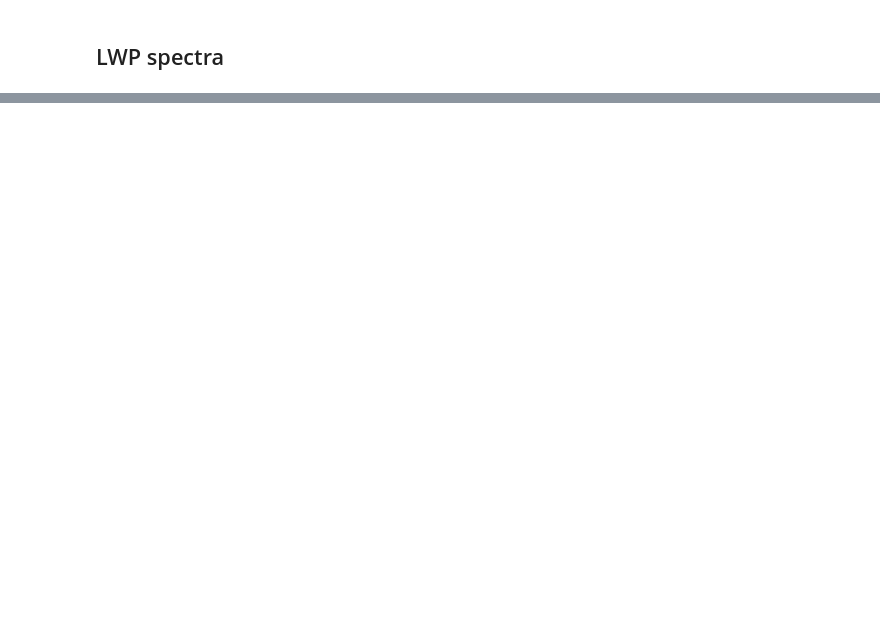
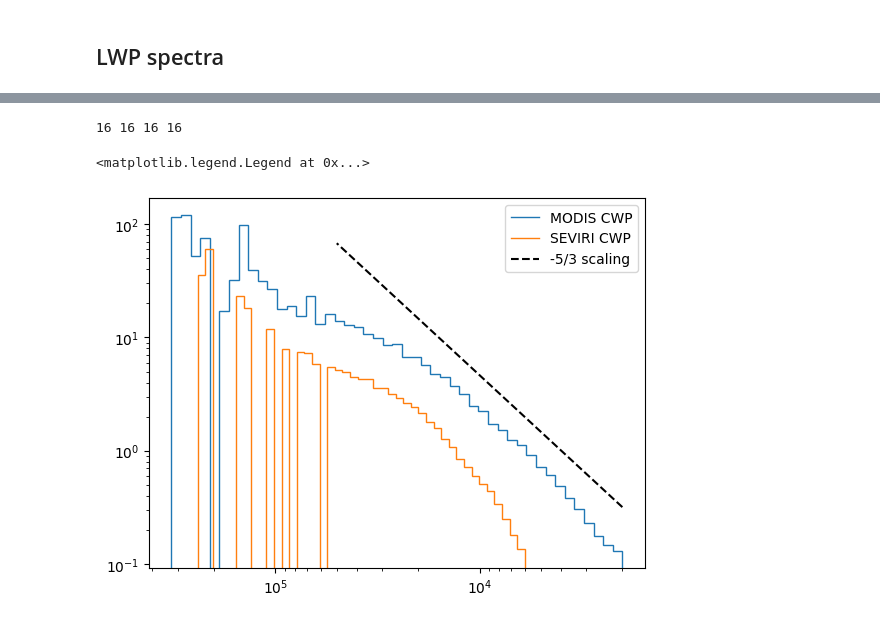
Before and after one commit to igfuw/xrUWLCM, a Jupyter notebook: examples/Sc_lowres_SGS.ipynb, the cells around one changed output, grey strips where cells are left out. Saved outputs shown, nothing was run; the diff lists cells and outputs as text; code cells hidden in the pictures; blank space fills up the shorter version.

```diff
--- a/examples/Sc_lowres_SGS.ipynb
+++ b/examples/Sc_lowres_SGS.ipynb
@@ -994,0 +1017,25 @@ AttributeError: 'DataArray' object has no attribute 'Histogram_Counts'
+# %%
+E_sum = np.zeros(len(bins_modis)-1)
+E_count = np.zeros(len(bins_modis)-1)
+
+# average over x and y and over time
+for _E_t, _lmbd_t in zip(Ex_lst + Ey_lst, lmbdx_lst + lmbdy_lst):
+    for(_E, _lmbd) in zip(_E_t, _lmbd_t):
+        E_sum += binned_statistic(_lmbd, _E, statistic='sum', bins=bins_modis).statistic
+        E_count += binned_statistic(_lmbd, _E, statistic='count', bins=bins_modis).statistic
+
+CWP_PSD['MODIS'] = E_sum / E_count
+# %% [output]
+16 16 16 16
+# %%
+plt.stairs(CWP_PSD['MODIS'], bins_modis, label='MODIS CWP')
+plt.stairs(CWP_PSD['SEVIRI'], bins_seviri, label = 'SEVIRI CWP')
+plt.loglog([2e3, 5e4], [1e-6* (1./2e3)**(-5./3.), 1e-6*(1./5e4)**(-5./3.)], '--', c='black', label='-5/3 scaling' )
+plt.yscale('log')
+plt.xscale('log')
+plt.gca().invert_xaxis()
+plt.legend()
+plt.savefig(figoutdir+"/spectra/satellite_cwp_histogram.png", dpi=300)
+# %% [output]
+<matplotlib.legend.Legend at 0x...>
+[figure, added]
```
Also changed, not shown: parts of 12 cells of this notebook.
